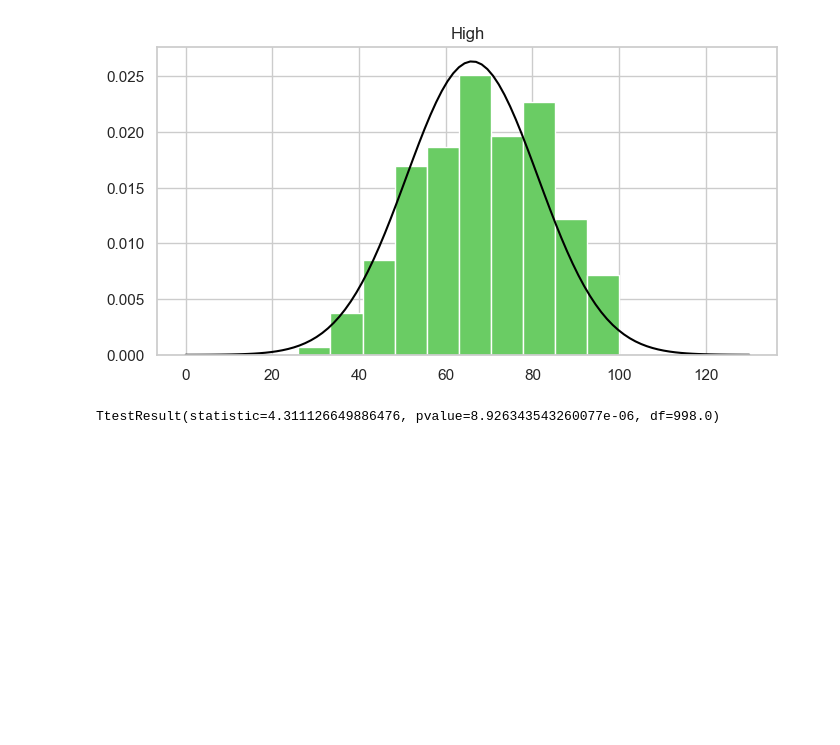
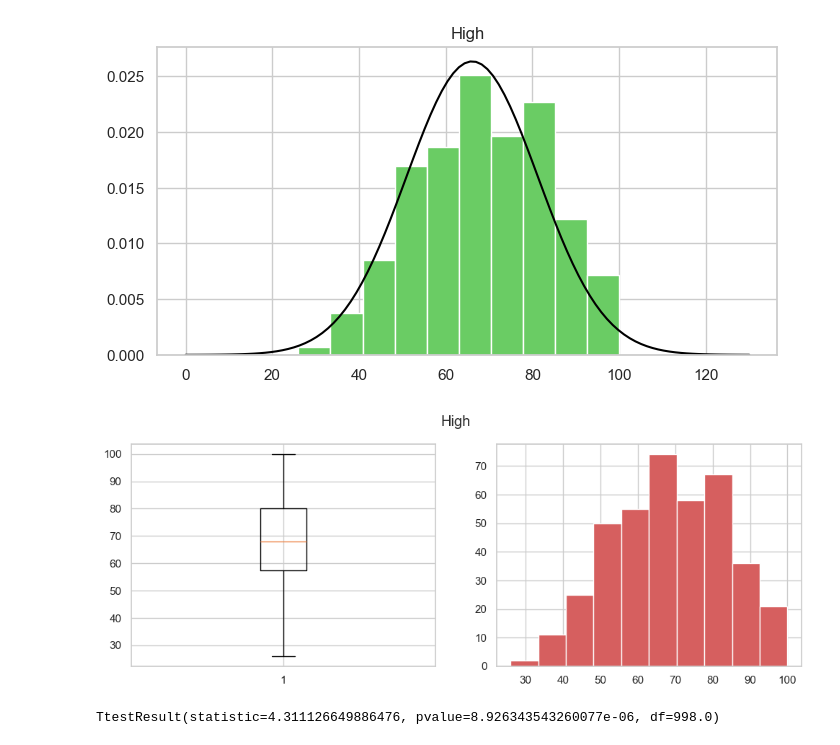
Before and after one commit to IYuminov/yet_another_matstat_course, a Jupyter notebook: hw_2024/yam_base_hw02-die_hard.ipynb, the cells around one changed output. Saved outputs shown, nothing was run; the diff lists cells and outputs as text; code cells hidden in the pictures; blank space fills up the shorter version.

```diff
--- a/hw_2024/yam_base_hw02-die_hard.ipynb
+++ b/hw_2024/yam_base_hw02-die_hard.ipynb
@@ -161,6 +165,13 @@ plt.hist(high["math score"], color= 'g', density= True)
 plt.plot(xs, ys, color="black");
 # %% [output]
 [figure]
+# %%
+fig, axs = plt.subplots(1, 2, figsize=(12, 4))
+fig.suptitle('High')
+axs[0].boxplot(high["math score"])
+axs[1].hist(high["math score"], color= 'r');
+# %% [output]
+[figure, added]
 # %%
 sts.ttest_ind(a= high["math score"], b= middle["math score"], equal_var=True, alternative= 'greater')
 # %% [output]
```
Also changed, not shown: parts of 33 cells of this notebook.
